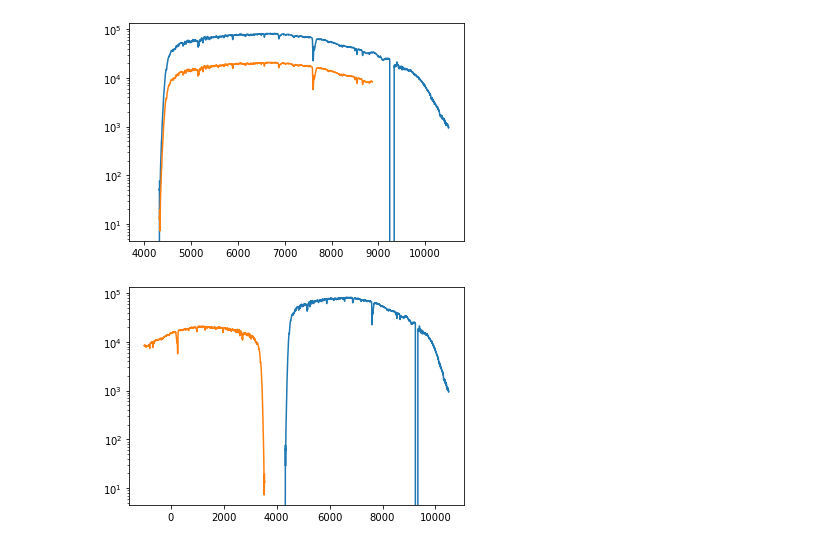
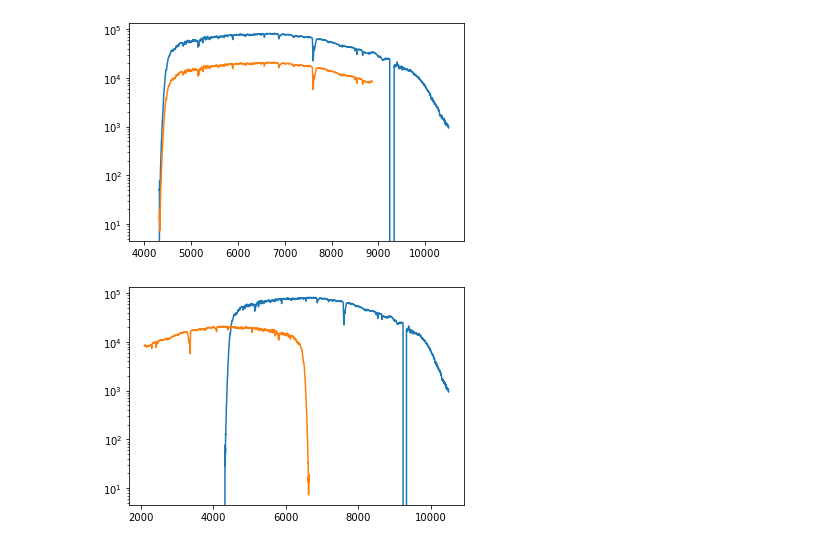
Before and after one commit to natalieallen/hats5b, a Jupyter notebook: contamination_estimate.ipynb, the cells around one changed output. Drawn from its saved outputs; the diff is of its cells as text; code cells hidden in the pictures.

```diff
--- a/contamination_estimate.ipynb
+++ b/contamination_estimate.ipynb
@@ -159,9 +159,10 @@ plt.show()
 # detector spectra goes from ~2000 pixels in detector to ~ 5000 angstroms in wavelength
 # shift in wavelength space should be 5000/2000 * 1690 ~ 4225 angstrom shift
 # %%
+# np.flip(nonzero_2017_wave_2)+2000 aligns the big dip with the spectra reversed, which I then apply the shift to?
 plt.plot(orig["spectra"]["wavelengths"], orig["optimal spectra"]["HATS5b"][2])
-plt.plot(-1*(nonzero_2017_wave_2-4225)+len(nonzero_2017_wave_2), second_2017)
+plt.plot(np.flip(nonzero_2017_wave_2)+2000-4225, second_2017)
 plt.yscale("log")
 plt.show()
 # %% [output]
-[figure, old version]
+[figure, new version]
```
